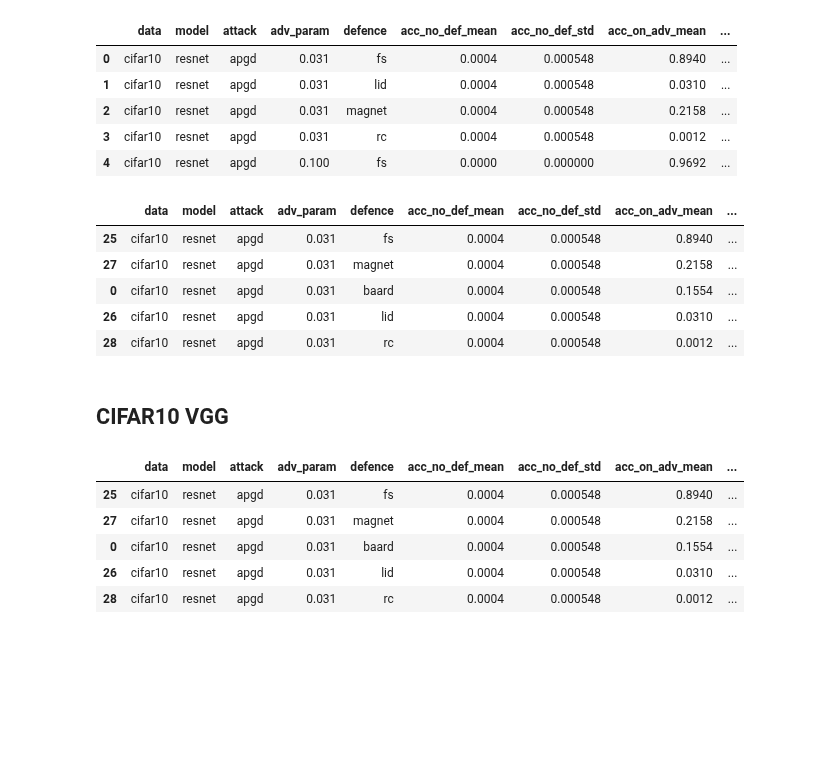
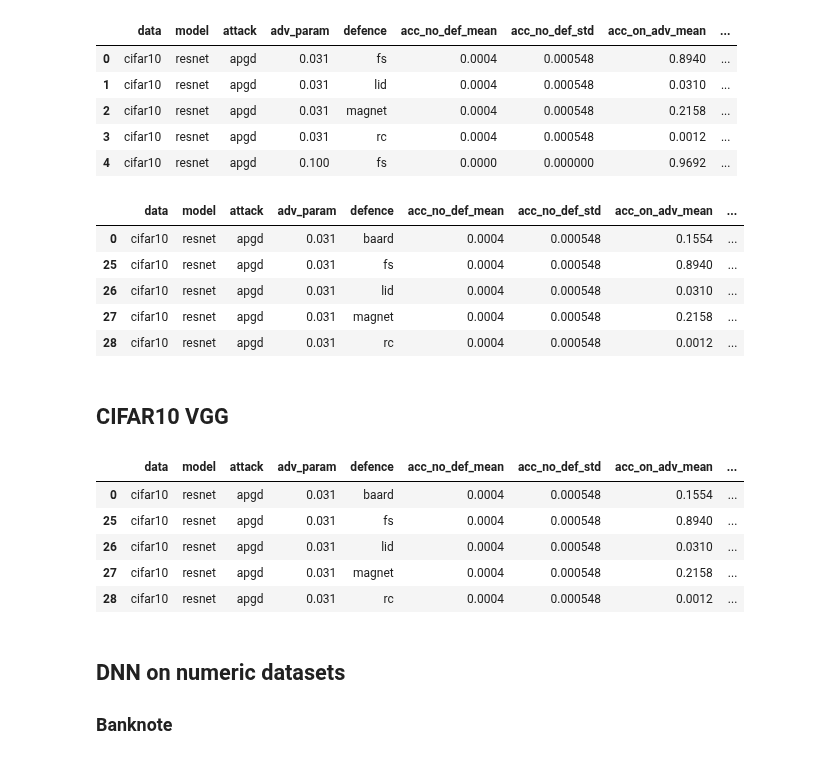
Before and after one commit to changx03/baard_exp2, a Jupyter notebook: charts/read_csv_results.ipynb, the cells around one changed output. Drawn from its saved outputs; the diff is of its cells as text; code cells hidden in the pictures; blank space fills up the shorter version.

```diff
--- a/charts/read_csv_results.ipynb
+++ b/charts/read_csv_results.ipynb
@@ -30,7 +30,7 @@ def read_baard_results(data, model, attacks):
         'fpr_2': ['mean', 'std'],
         'acc_on_adv_3': ['mean', 'std'],
         'fpr_3': ['mean', 'std']})
-    df.columns = ["_".join(x) if x[1] != '' else x[0] for x in df.columns.ravel()]
+    df.columns = ["_".join(x) if x[1] != '' else x[0] for x in df.columns]
     return df
 # %%
 def reduce_baard(df):
@@ -62,7 +62,7 @@ def merge_results(data, model, attacks, defences):
         'acc_on_adv': ['mean', 'std'],
         'fpr': ['mean', 'std']
     })
-    df.columns = ["_".join(x) if x[1] != '' else x[0] for x in df.columns.ravel()]
+    df.columns = ["_".join(x) if x[1] != '' else x[0] for x in df.columns]
     return df
 # %% [markdown]
 ## MNIST DNN
@@ -154,15 +156,17 @@ cifar10_resnet.head()
 | 4 | cifar10 | resnet | apgd | 0.100 | fs | 0.0000 | 0.000000 | 0.9692 | ... |
 # %%
 cifar10_resnet = pd.concat([cifar10_resnet_reduce, cifar10_resnet], axis=0, ignore_index=True)
-cifar10_resnet = cifar10_resnet.sort_values(by=['data', 'model', 'attack', 'adv_param', 'acc_on_adv_mean', 'fpr_mean'],
-               ascending=[True, True, True, True, False, True])
+# cifar10_resnet = cifar10_resnet.sort_values(by=['data', 'model', 'attack', 'adv_param', 'acc_on_adv_mean', 'fpr_mean'],
+#                ascending=[True, True, True, True, False, True])
+cifar10_resnet = cifar10_resnet.sort_values(by=['data', 'model', 'attack', 'adv_param'],
+               ascending=[True, True, True, True])
 cifar10_resnet.head()
 # %% [output]
 |  | data | model | attack | adv_param | defence | acc_no_def_mean | acc_no_def_std | acc_on_adv_mean | ... |
+| 0 | cifar10 | resnet | apgd | 0.031 | baard | 0.0004 | 0.000548 | 0.1554 | ... |
 | 25 | cifar10 | resnet | apgd | 0.031 | fs | 0.0004 | 0.000548 | 0.8940 | ... |
+| 26 | cifar10 | resnet | apgd | 0.031 | lid | 0.0004 | 0.000548 | 0.0310 | ... |
 | 27 | cifar10 | resnet | apgd | 0.031 | magnet | 0.0004 | 0.000548 | 0.2158 | ... |
-| 0 | cifar10 | resnet | apgd | 0.031 | baard | 0.0004 | 0.000548 | 0.1554 | ... |
-| 26 | cifar10 | resnet | apgd | 0.031 | lid | 0.0004 | 0.000548 | 0.0310 | ... |
 | 28 | cifar10 | resnet | apgd | 0.031 | rc | 0.0004 | 0.000548 | 0.0012 | ... |
 # %%
 cifar10_resnet_baard.to_csv('cifar10_resnet_baard.csv', index=False)
@@ -178,16 +182,22 @@ defences = ['fs', 'lid', 'magnet', 'rc']
 cifar10_vgg = merge_results('cifar10', 'vgg', attacks, defences)
 
 cifar10_vgg = pd.concat([cifar10_vgg_reduce, cifar10_vgg], axis=0, ignore_index=True)
-cifar10_vgg = cifar10_resnet.sort_values(by=['data', 'model', 'attack', 'adv_param', 'acc_on_adv_mean', 'fpr_mean'],
-               ascending=[True, True, True, True, False, True])
+# cifar10_vgg = cifar10_resnet.sort_values(by=['data', 'model', 'attack', 'adv_param', 'acc_on_adv_mean', 'fpr_mean'],
+#                ascending=[True, True, True, True, False, True])
+cifar10_vgg = cifar10_resnet.sort_values(by=['data', 'model', 'attack', 'adv_param'],
+               ascending=[True, True, True, True])
 cifar10_vgg.head()
 # %% [output]
 |  | data | model | attack | adv_param | defence | acc_no_def_mean | acc_no_def_std | acc_on_adv_mean | ... |
+| 0 | cifar10 | resnet | apgd | 0.031 | baard | 0.0004 | 0.000548 | 0.1554 | ... |
 | 25 | cifar10 | resnet | apgd | 0.031 | fs | 0.0004 | 0.000548 | 0.8940 | ... |
+| 26 | cifar10 | resnet | apgd | 0.031 | lid | 0.0004 | 0.000548 | 0.0310 | ... |
 | 27 | cifar10 | resnet | apgd | 0.031 | magnet | 0.0004 | 0.000548 | 0.2158 | ... |
-| 0 | cifar10 | resnet | apgd | 0.031 | baard | 0.0004 | 0.000548 | 0.1554 | ... |
-| 26 | cifar10 | resnet | apgd | 0.031 | lid | 0.0004 | 0.000548 | 0.0310 | ... |
 | 28 | cifar10 | resnet | apgd | 0.031 | rc | 0.0004 | 0.000548 | 0.0012 | ... |
 # %%
 cifar10_vgg_baard.to_csv('cifar10_vgg_baard.csv', index=False)
 cifar10_vgg.to_csv('cifar10_vgg.csv', index=False)
+# %% [markdown]
+## DNN on numeric datasets
+
+### Banknote
```
Also changed, not shown: parts of 22 cells of this notebook, 21 other files.
